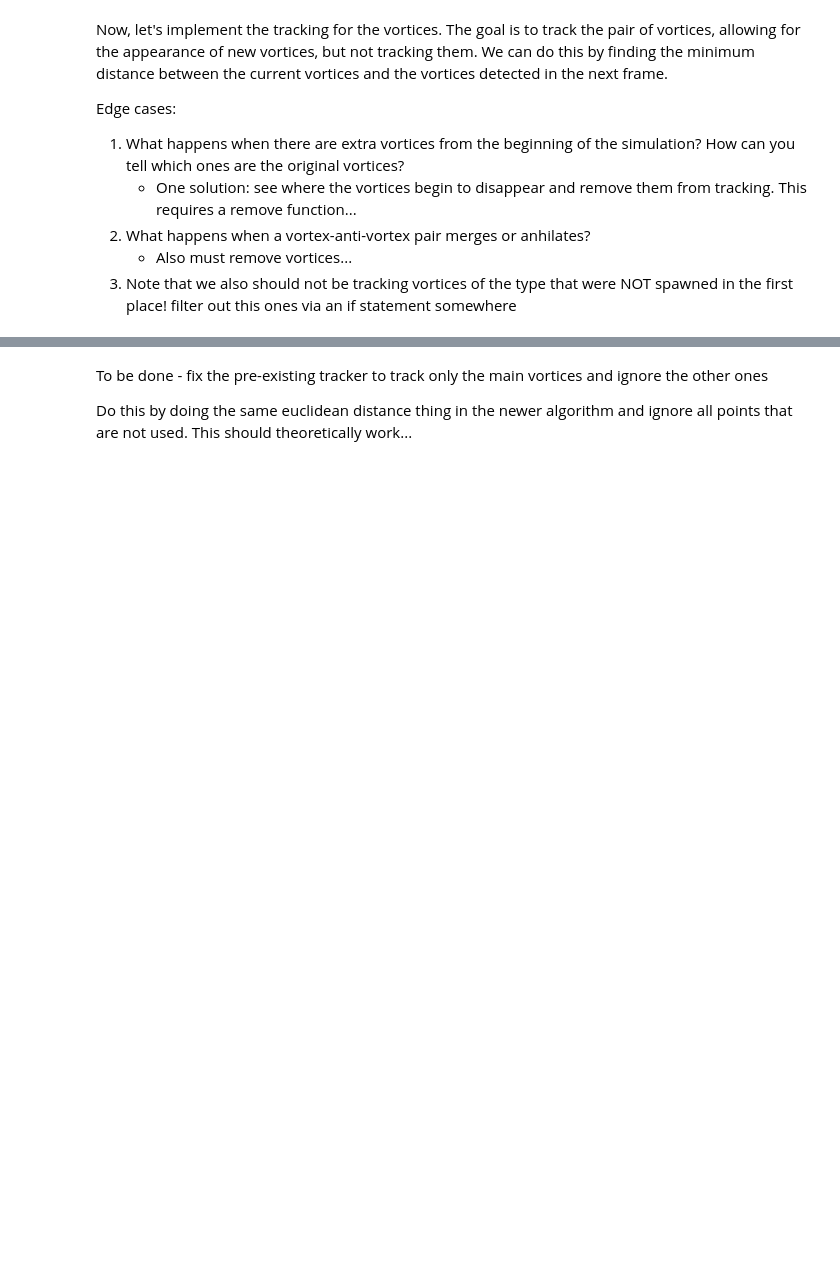
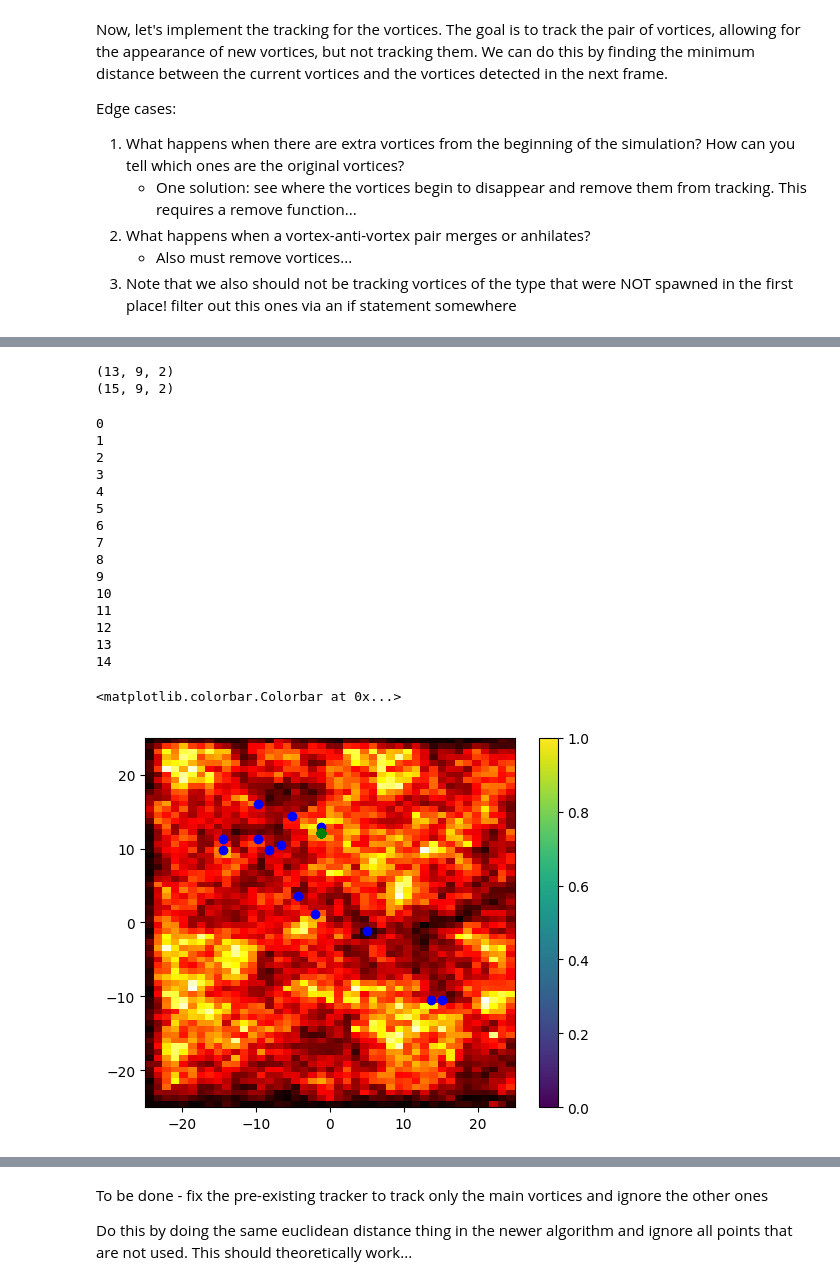
Before and after one commit to easuit24/BECs2, a Jupyter notebook: trackingv2.ipynb, the cells around one changed output, grey strips where cells are left out. Saved outputs shown, nothing was run; the diff lists cells and outputs as text; code cells hidden in the pictures; blank space fills up the shorter version.

```diff
--- a/trackingv2.ipynb
+++ b/trackingv2.ipynb
@@ -31,3 +59,3 @@ tracker = pt(g.snaps, g.dx, g.L, g.gpeobj.dt)
 # %%
-pt.labelVortices(tracker)
+v_traj, antiv_traj = pt.labelVortices(tracker)
 # %% [output]
@@ -50,0 +100,6 @@ AntiVortex Closest Match:  [0 1]
+# %%
+print(np.shape(v_traj))
+print(np.shape(antiv_traj))
+# %% [output]
+(13, 9, 2)
+(15, 9, 2)
@@ -50,0 +108,32 @@ AntiVortex Closest Match:  [0 1]
+# %%
+# create a frame-by-frame plot for this
+v_traj_arr = np.array(v_traj)
+antiv_traj_arr = np.array(antiv_traj)
+
+snap_index = 0
+plt.figure()
+plt.imshow(np.abs(g.snaps[snap_index][int(g.L/2/g.dx):int(3*g.L/2/g.dx),int(g.L/2/g.dx):int(3*g.L/2)])**2, extent=[-g.L/2, g.L/2, -g.L/2, g.L/2], cmap = plt.cm.hot) # density disrtibution
+for i in range(len(v_traj_arr)):
+    plt.scatter(*v_traj_arr[:,snap_index][i]-g.L/2, color = 'blue')
+for i in range(len(antiv_traj_arr)):
+    print(i)
+    plt.scatter(*antiv_traj_arr[:,snap_index][i]-g.L/2, color = 'green')
+plt.colorbar()
+# %% [output]
+0
+1
+2
+3
+4
+5
+6
+7
+8
+9
+10
+11
+12
+13
+14
+<matplotlib.colorbar.Colorbar at 0x...>
+[figure, added]
```
Also changed, not shown: parts of 15 cells of this notebook, 1 other file.
